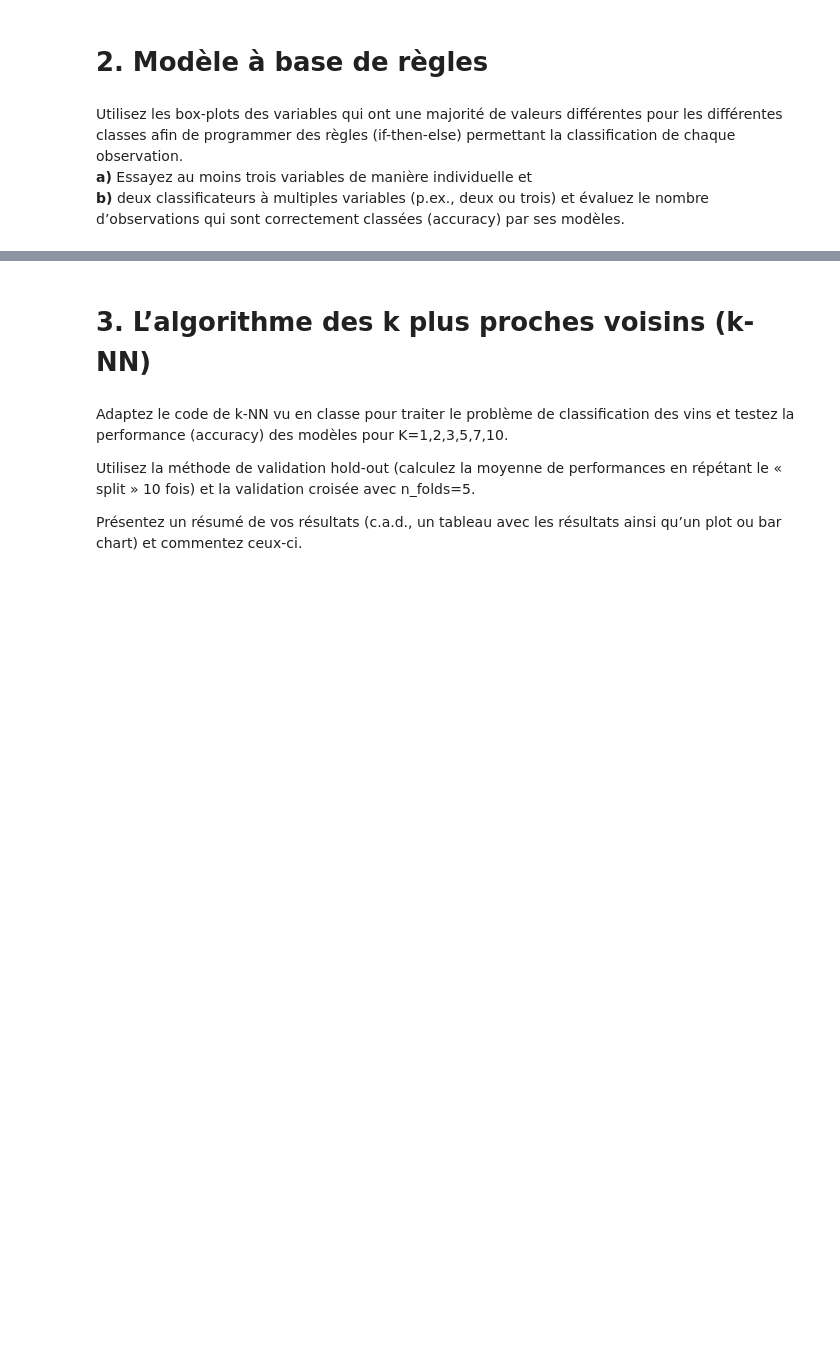
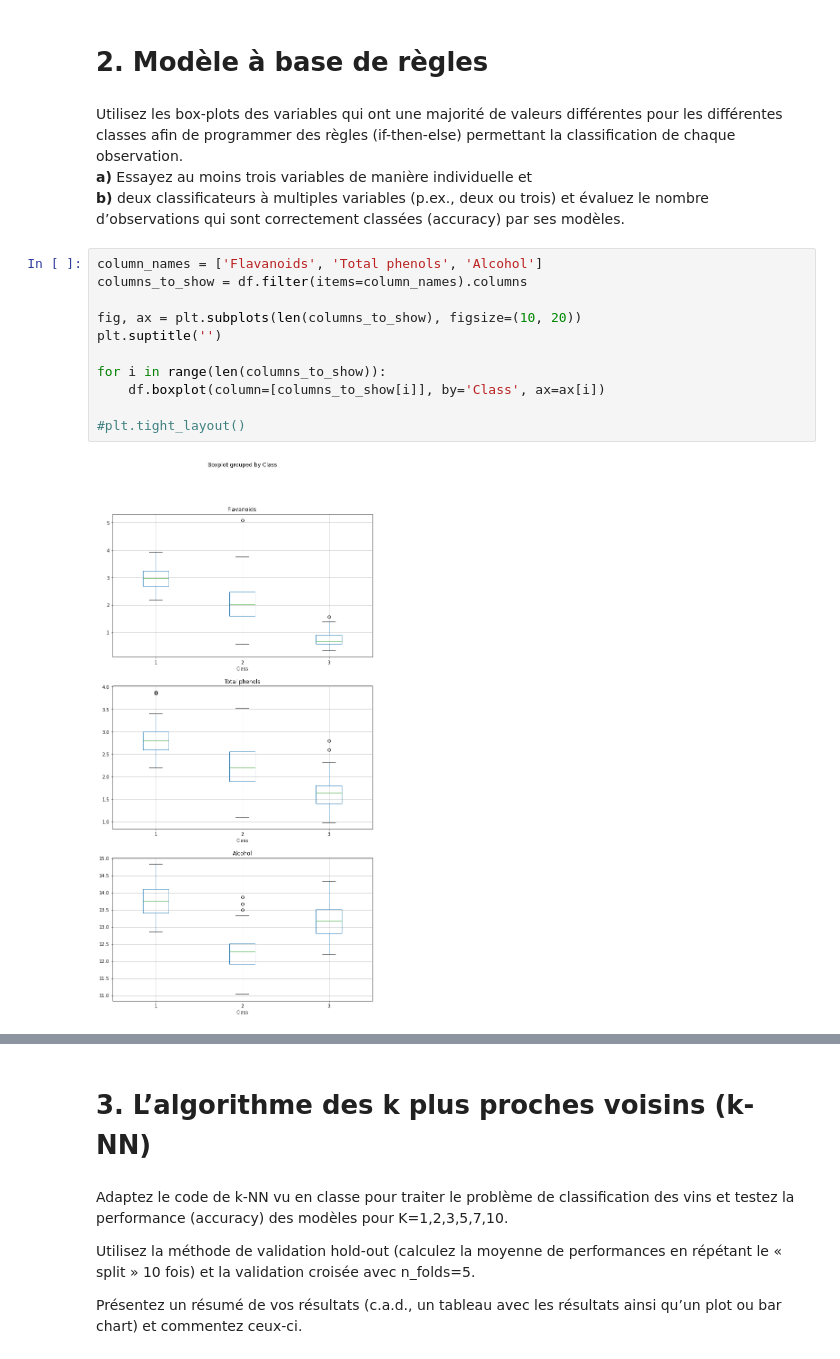
Before and after one commit to heig-vkaelin/isd, a Jupyter notebook: Labo4/Labo4.ipynb, the cells around one changed output, grey strips where cells are left out. Saved outputs shown, nothing was run; the diff lists cells and outputs as text; blank space fills up the shorter version.

```diff
--- a/Labo4/Labo4.ipynb
+++ b/Labo4/Labo4.ipynb
@@ -124,3 +124,16 @@ for ax in axes.flatten():
 Utilisez les box-plots des variables qui ont une majorité de valeurs différentes pour les différentes classes afin de programmer des règles (if-then-else) permettant la classification de chaque observation.
 **a)** Essayez au moins trois variables de manière individuelle et
 **b)** deux classificateurs à multiples variables (p.ex., deux ou trois) et évaluez le nombre d’observations qui sont correctement classées (accuracy) par ses modèles.
+# %%
+column_names = ['Flavanoids', 'Total phenols', 'Alcohol']
+columns_to_show = df.filter(items=column_names).columns
+
+fig, ax = plt.subplots(len(columns_to_show), figsize=(10, 20))
+plt.suptitle('')
+
+for i in range(len(columns_to_show)):
+    df.boxplot(column=[columns_to_show[i]], by='Class', ax=ax[i])
+
+#plt.tight_layout()
+# %% [output]
+[figure, added]
```
Also changed, not shown: parts of 6 cells of this notebook.
